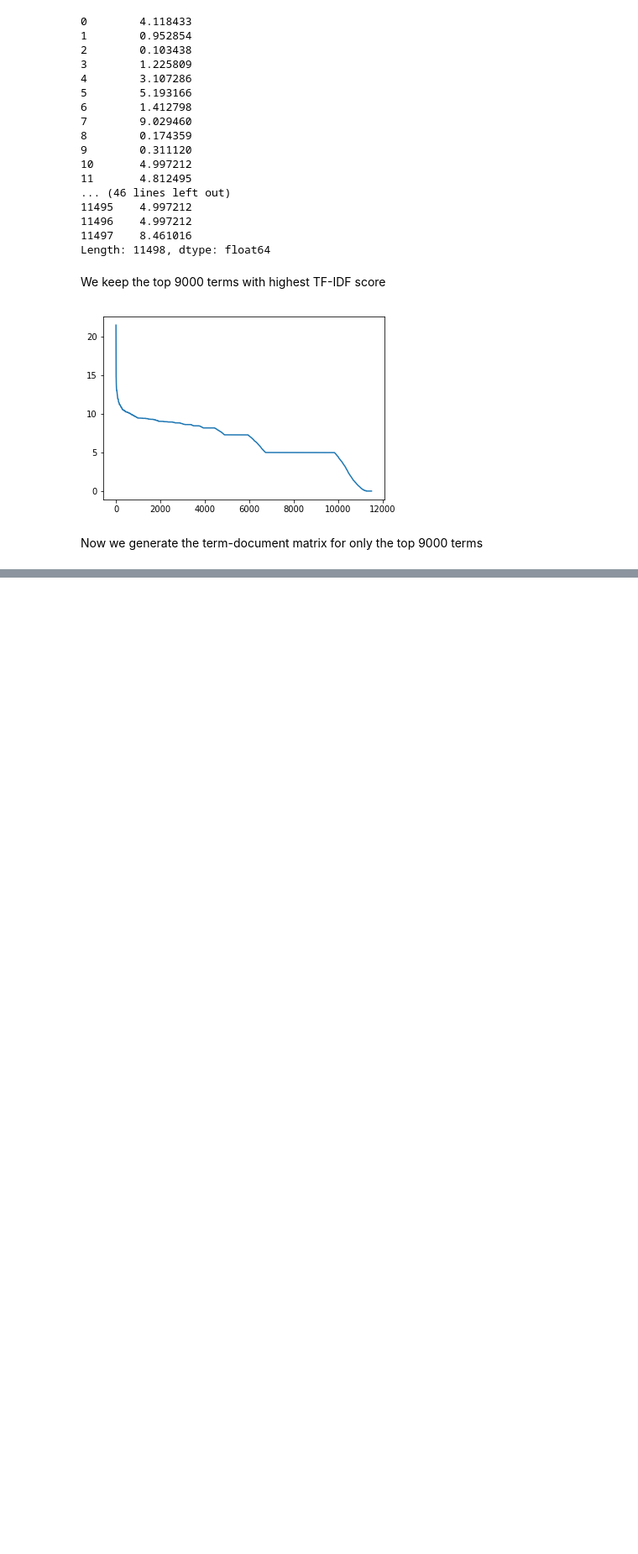
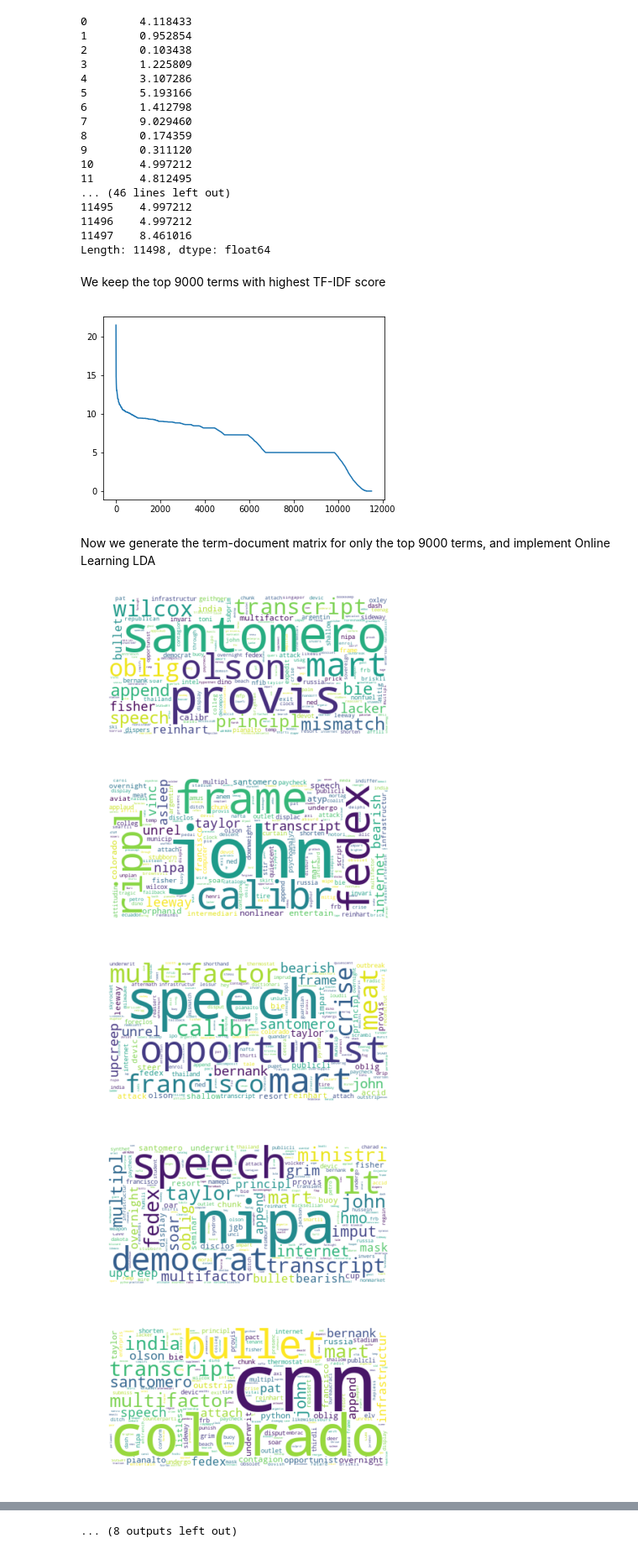
Before and after one commit to BarryKeee/Replication-file-Robust-Text-Analysis, a Jupyter notebook: LDA implementation.ipynb, the cells around one changed output, grey strips where cells are left out. Shown at 84% size. Saved outputs shown, nothing was run; the diff lists cells and outputs as text; code cells hidden in the pictures; blank space fills up the shorter version.

```diff
--- a/LDA implementation.ipynb
+++ b/LDA implementation.ipynb
@@ -78,4 +78,27 @@ plt.show()
 # %% [output]
 [figure]
 # %% [markdown]
-Now we generate the term-document matrix for only the top 9000 terms
+Now we generate the term-document matrix for only the top 9000 terms, and implement Online Learning LDA
+# %%
+dictionary.filter_tokens(good_ids = keys_to_use)
+new_corpus = [dictionary.doc2bow(text) for text in meeting_text]
+# %%
+ldamodel = models.ldamodel.LdaModel(new_corpus, num_topics=20, id2word = dictionary)
+# %%
+from wordcloud import WordCloud
+
+for t in range(10):
+
+    plt.figure()
+
+    plt.imshow(WordCloud(background_color='white').fit_words(dict(ldamodel.show_topic(t,200))),interpolation='bilinear')
+
+    plt.axis('off')
+
+    plt.show()
+# %% [output]
+[figure, added]
+[figure, added]
+[figure, added]
+[figure, added]
+[figure, added]
@@ -81,0 +112 @@ Now we generate the term-document matrix for only the top 9000 terms
+... (8 outputs left out)
```
Also changed, not shown: parts of 10 cells of this notebook.
